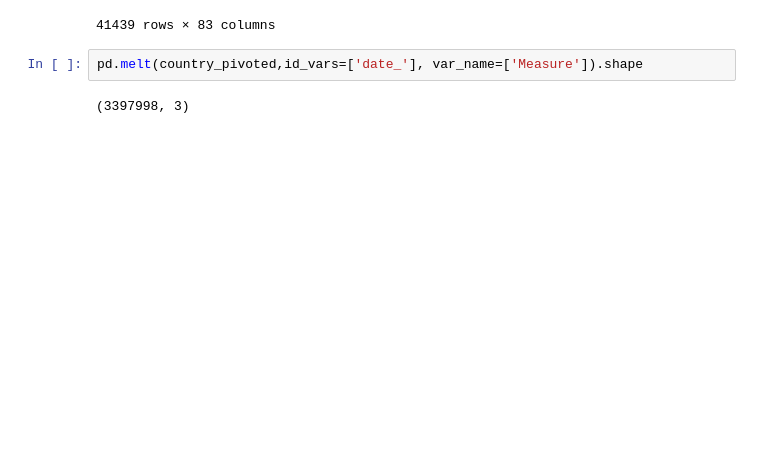
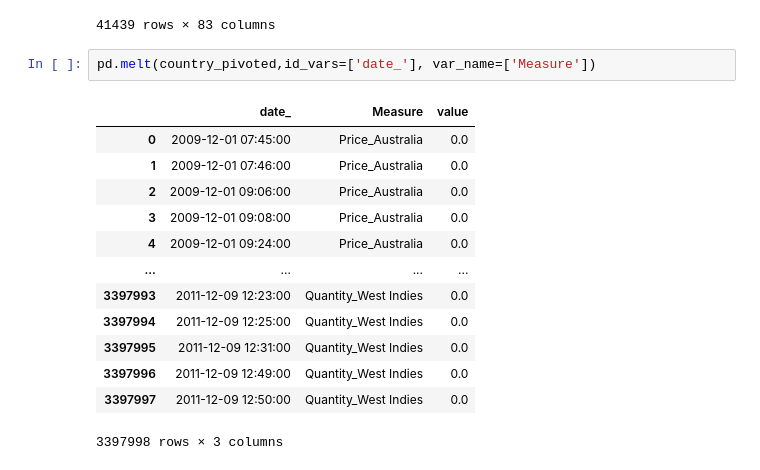
Before and after one commit to BryhanS/supply-chain-data-science-project, a Jupyter notebook: 06.Manipulation-and-data/data.ipynb, the cells around one changed output. Drawn from its saved outputs; the diff is of its cells as text; blank space fills up the shorter version.

```diff
--- a/06.Manipulation-and-data/data.ipynb
+++ b/06.Manipulation-and-data/data.ipynb
@@ -538,6 +538,18 @@ country_pivoted
 | 41438 | 2011-12-09 12:50:00 | 0.0 | 0.0 | 0.0 | 0.0 | 0.0 | 0.0 | ... |
 41439 rows × 83 columns
 # %%
-pd.melt(country_pivoted,id_vars=['date_'], var_name=['Measure']).shape
+pd.melt(country_pivoted,id_vars=['date_'], var_name=['Measure'])
 # %% [output]
+|  | date_ | Measure | value |
+| 0 | 2009-12-01 07:45:00 | Price_Australia | 0.0 |
+| 1 | 2009-12-01 07:46:00 | Price_Australia | 0.0 |
+| 2 | 2009-12-01 09:06:00 | Price_Australia | 0.0 |
+| 3 | 2009-12-01 09:08:00 | Price_Australia | 0.0 |
+| 4 | 2009-12-01 09:24:00 | Price_Australia | 0.0 |
+| ... | ... | ... | ... |
+| 3397993 | 2011-12-09 12:23:00 | Quantity_West Indies | 0.0 |
+| 3397994 | 2011-12-09 12:25:00 | Quantity_West Indies | 0.0 |
+| 3397995 | 2011-12-09 12:31:00 | Quantity_West Indies | 0.0 |
+| 3397996 | 2011-12-09 12:49:00 | Quantity_West Indies | 0.0 |
+| 3397997 | 2011-12-09 12:50:00 | Quantity_West Indies | 0.0 |
-(3397998, 3)
+3397998 rows × 3 columns
```
Also changed, not shown: parts of 6 cells of this notebook, 10 other files.
